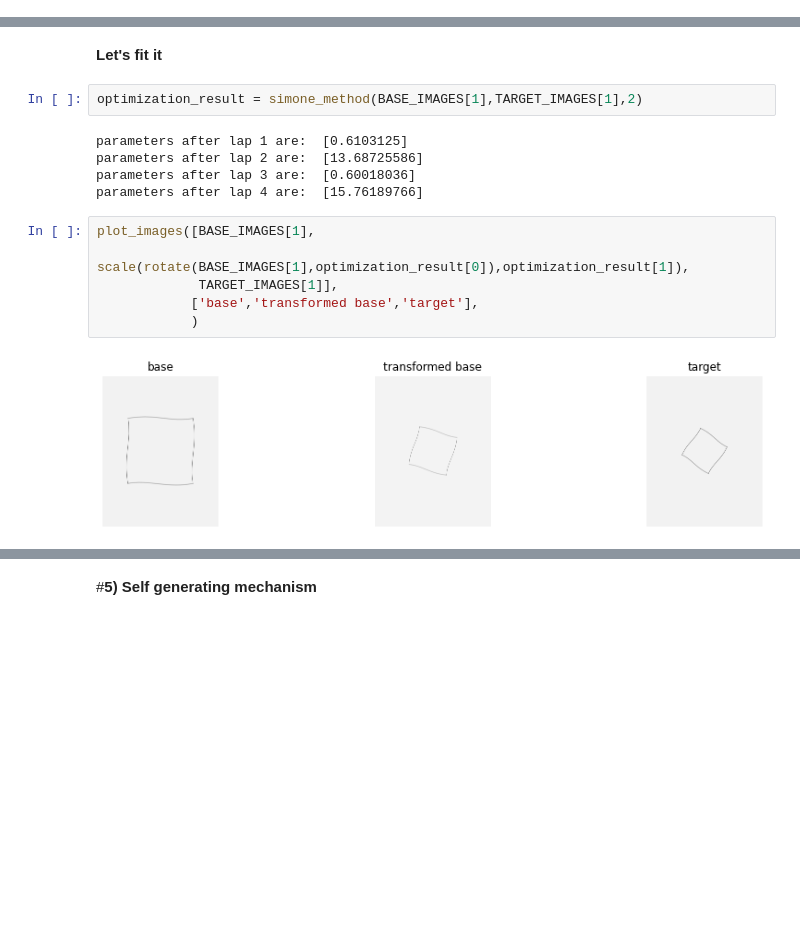
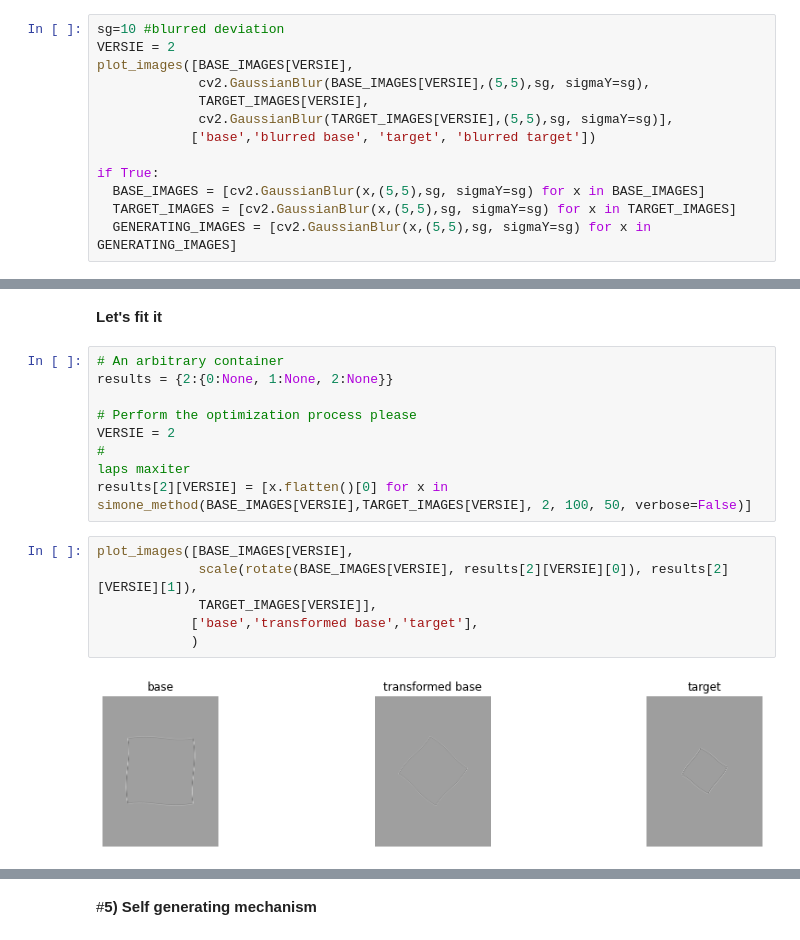
Before and after one commit to lcipolina/escher, a Jupyter notebook: optimization/optimization.ipynb, the cells around one changed output, grey strips where cells are left out. Saved outputs shown, nothing was run; the diff lists cells and outputs as text; blank space fills up the shorter version.

```diff
--- a/optimization/optimization.ipynb
+++ b/optimization/optimization.ipynb
@@ -286,0 +294,13 @@ plot_images([BASE_IMAGES[1],TARGET_IMAGES[1]],['base','target'])
+# %%
+sg=10 #blurred deviation
+VERSIE = 2
+plot_images([BASE_IMAGES[VERSIE],
+             cv2.GaussianBlur(BASE_IMAGES[VERSIE],(5,5),sg, sigmaY=sg),
+             TARGET_IMAGES[VERSIE],
+             cv2.GaussianBlur(TARGET_IMAGES[VERSIE],(5,5),sg, sigmaY=sg)],
+            ['base','blurred base', 'target', 'blurred target'])
+
+if True:
+  BASE_IMAGES = [cv2.GaussianBlur(x,(5,5),sg, sigmaY=sg) for x in BASE_IMAGES]
+  TARGET_IMAGES = [cv2.GaussianBlur(x,(5,5),sg, sigmaY=sg) for x in TARGET_IMAGES]
+  GENERATING_IMAGES = [cv2.GaussianBlur(x,(5,5),sg, sigmaY=sg) for x in GENERATING_IMAGES]
@@ -287,18 +309,19 @@ plot_images([BASE_IMAGES[1],TARGET_IMAGES[1]],['base','target'])
 # %% [markdown]
 <b>Let's fit it</b>
-# %%
-optimization_result = simone_method(BASE_IMAGES[1],TARGET_IMAGES[1],2)
-# %% [output]
-parameters after lap 1 are:  [0.6103125]
-parameters after lap 2 are:  [13.68725586]
-parameters after lap 3 are:  [0.60018036]
-parameters after lap 4 are:  [15.76189766]
+# %%
+# An arbitrary container
+results = {2:{0:None, 1:None, 2:None}}
+
+# Perform the optimization process please
+VERSIE = 2
+#                                                                                                    laps maxiter
+results[2][VERSIE] = [x.flatten()[0] for x in simone_method(BASE_IMAGES[VERSIE],TARGET_IMAGES[VERSIE], 2, 100, 50, verbose=False)]
 # %%
-plot_images([BASE_IMAGES[1],
-             scale(rotate(BASE_IMAGES[1],optimization_result[0]),optimization_result[1]),
-             TARGET_IMAGES[1]],
+plot_images([BASE_IMAGES[VERSIE],
+             scale(rotate(BASE_IMAGES[VERSIE], results[2][VERSIE][0]), results[2][VERSIE][1]),
+             TARGET_IMAGES[VERSIE]],
             ['base','transformed base','target'],
             )
 # %% [output]
-[figure, old version]
+[figure, new version]
 # %%
```
Also changed, not shown: parts of 5 cells of this notebook.
